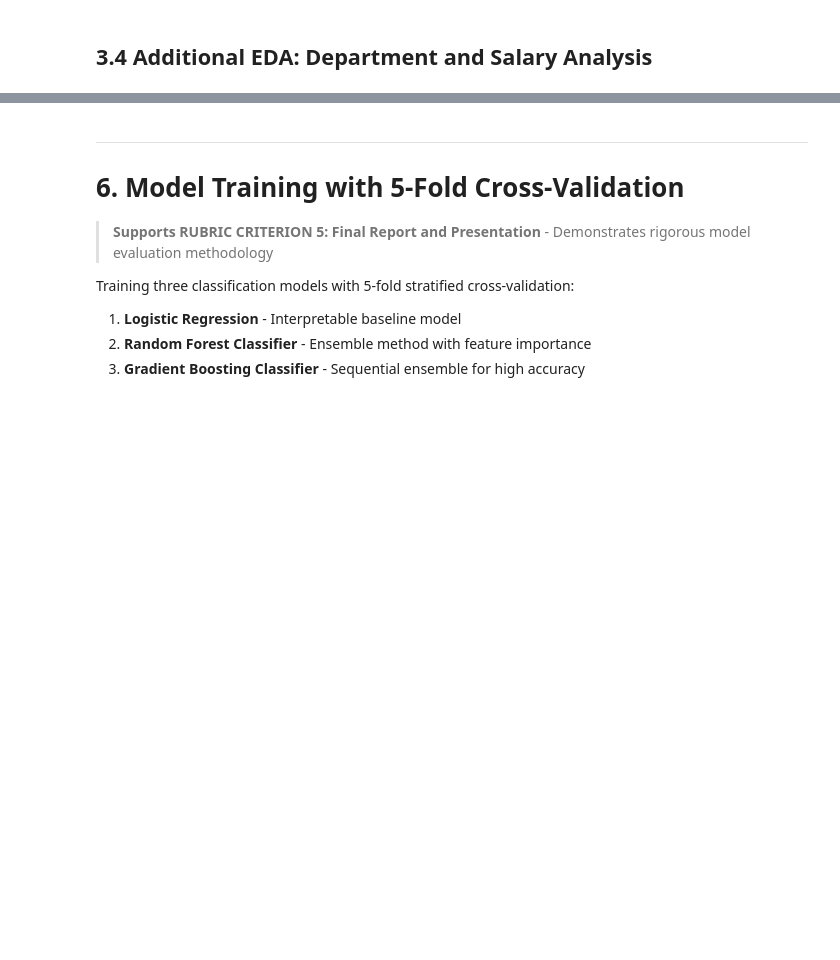
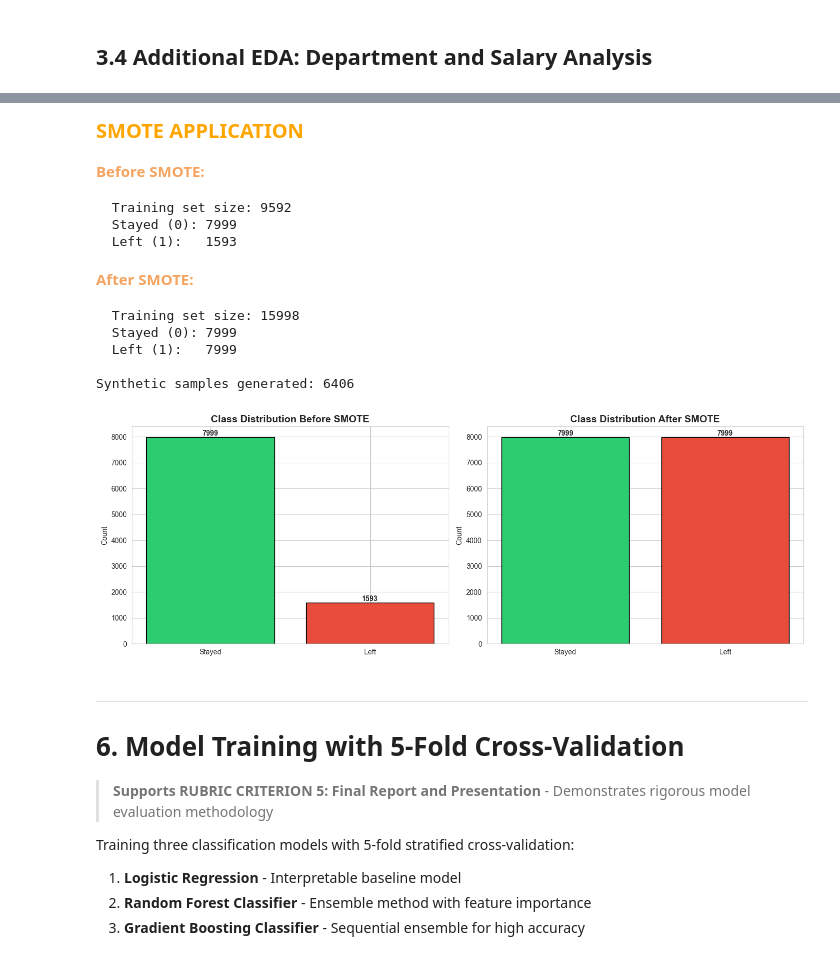
Before and after one commit to rlogwood/fs-rl-notebooks, a Jupyter notebook: assignments/unit3_machine_learning/Unit3_CourseEndProject/EmployeeTurnover.ipynb, the cells around one changed output, grey strips where cells are left out. Saved outputs shown, nothing was run; the diff lists cells and outputs as text; code cells hidden in the pictures; blank space fills up the shorter version.

```diff
--- a/assignments/unit3_machine_learning/Unit3_CourseEndProject/EmployeeTurnover.ipynb
+++ b/assignments/unit3_machine_learning/Unit3_CourseEndProject/EmployeeTurnover.ipynb
@@ -1094,45 +1463,56 @@ print(f"  Left (1):   {(y_test==1).sum()} ({((y_test==1).sum()/len(y_test))*100:
 # %%
 # Apply SMOTE to handle class imbalance
-print("\n" + "="*70)
-print("SMOTE APPLICATION")
-print("="*70)
+tu.print_heading("SMOTE APPLICATION")
 
 smote = SMOTE(random_state=42)
 X_train_balanced, y_train_balanced = smote.fit_resample(X_train, y_train)
 
-print(f"\nBefore SMOTE:")
+tu.print_sub_heading("Before SMOTE:")
 print(f"  Training set size: {X_train.shape[0]}")
 print(f"  Stayed (0): {(y_train==0).sum()}")
 print(f"  Left (1):   {(y_train==1).sum()}")
 
-print(f"\nAfter SMOTE:")
+tu.print_sub_heading("After SMOTE:")
 print(f"  Training set size: {X_train_balanced.shape[0]}")
 print(f"  Stayed (0): {(y_train_balanced==0).sum()}")
 print(f"  Left (1):   {(y_train_balanced==1).sum()}")
 
 print(f"\nSynthetic samples generated: {X_train_balanced.shape[0] - X_train.shape[0]}")
 
 # Visualize class balance
 fig, axes = plt.subplots(1, 2, figsize=(14, 5))
 
 # Before SMOTE
 before_counts = [sum(y_train==0), sum(y_train==1)]
 axes[0].bar(['Stayed', 'Left'], before_counts, color=['#2ecc71', '#e74c3c'], edgecolor='black')
 axes[0].set_title('Class Distribution Before SMOTE', fontsize=14, fontweight='bold')
 axes[0].set_ylabel('Count')
 for i, v in enumerate(before_counts):
     axes[0].text(i, v + 50, str(v), ha='center', fontweight='bold')
 
 # After SMOTE
 after_counts = [sum(y_train_balanced==0), sum(y_train_balanced==1)]
 axes[1].bar(['Stayed', 'Left'], after_counts, color=['#2ecc71', '#e74c3c'], edgecolor='black')
 axes[1].set_title('Class Distribution After SMOTE', fontsize=14, fontweight='bold')
 axes[1].set_ylabel('Count')
 for i, v in enumerate(after_counts):
     axes[1].text(i, v + 50, str(v), ha='center', fontweight='bold')
 
 plt.tight_layout()
 plt.show()
+# %% [output]
+SMOTE APPLICATION
+Before SMOTE:
+  Training set size: 9592
+  Stayed (0): 7999
+  Left (1):   1593
+After SMOTE:
+  Training set size: 15998
+  Stayed (0): 7999
+  Left (1):   7999
+
+Synthetic samples generated: 6406
+[figure, added]
 # %% [markdown]
 ---
 # 6. Model Training with 5-Fold Cross-Validation
```
Also changed, not shown: parts of 79 cells of this notebook.
